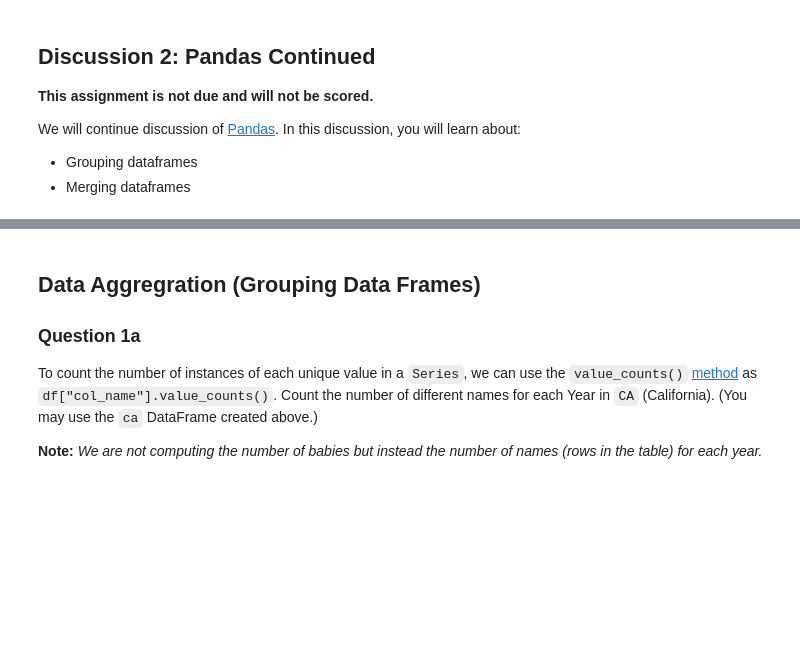
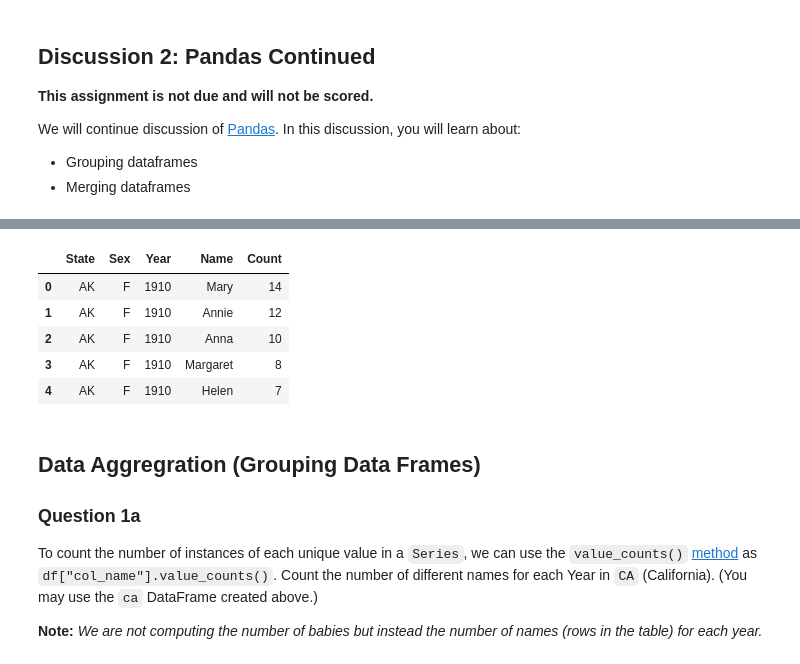
Before and after one commit to zhugeyicixin/DataSci200, a Jupyter notebook: disc/disc02/disc02.ipynb, the cells around one changed output, grey strips where cells are left out. Cells and saved outputs as stored; diff of their text form; code cells hidden in the pictures; blank space fills up the shorter version.

```diff
--- a/disc/disc02/disc02.ipynb
+++ b/disc/disc02/disc02.ipynb
@@ -61,14 +66,29 @@ def load_dataframe_from_zip(zf, f):
     with zf.open(f) as fh:
         return pd.read_csv(fh, header=None, names=column_labels)
 
-states = [
-    load_dataframe_from_zip(zf, f)
-    for f in sorted(zf.filelist, key=lambda x:x.filename)
-    if f.filename.endswith('.TXT')
-]
 
-baby_names = states[0]
-for state_df in states[1:]:
-    baby_names = pd.concat([baby_names, state_df])
+column_index = 0
+for f in sorted(zf.filelist, key=lambda x:x.filename):
+    if not f.filename.endswith('.TXT'):
+        continue
+    tmp_state = load_dataframe_from_zip(zf, f)
+    if column_index == 0:
+        baby_names = tmp_state
+    else:
+        baby_names = pd.concat([baby_names, tmp_state])
+    column_index += 1
+
+# states = [
+#     load_dataframe_from_zip(zf, f)
+#     for f in sorted(zf.filelist, key=lambda x:x.filename)
+#     if f.filename.endswith('.TXT')
+# ]
+
+# baby_names = states[0]
+# for state_df in states[1:]:
+#     baby_names = pd.concat([baby_names, state_df])
 baby_names = baby_names.reset_index().iloc[:, 1:]
 ca = baby_names[baby_names['State'] == 'CA']
+ca.head()
+baby_names.head()
+# %% [output]
@@ -75,3 +96,9 @@ ca = baby_names[baby_names['State'] == 'CA']
+|  | State | Sex | Year | Name | Count |
+| 0 | AK | F | 1910 | Mary | 14 |
+| 1 | AK | F | 1910 | Annie | 12 |
+| 2 | AK | F | 1910 | Anna | 10 |
+| 3 | AK | F | 1910 | Margaret | 8 |
+| 4 | AK | F | 1910 | Helen | 7 |
 # %% [markdown]
 
 ## Data Aggregration (Grouping Data Frames)
```
Also changed, not shown: parts of 28 cells of this notebook.
